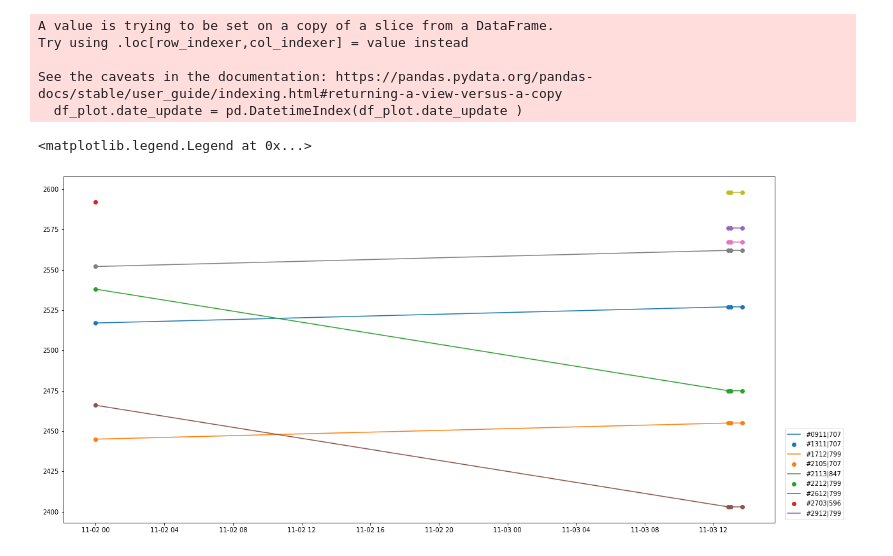
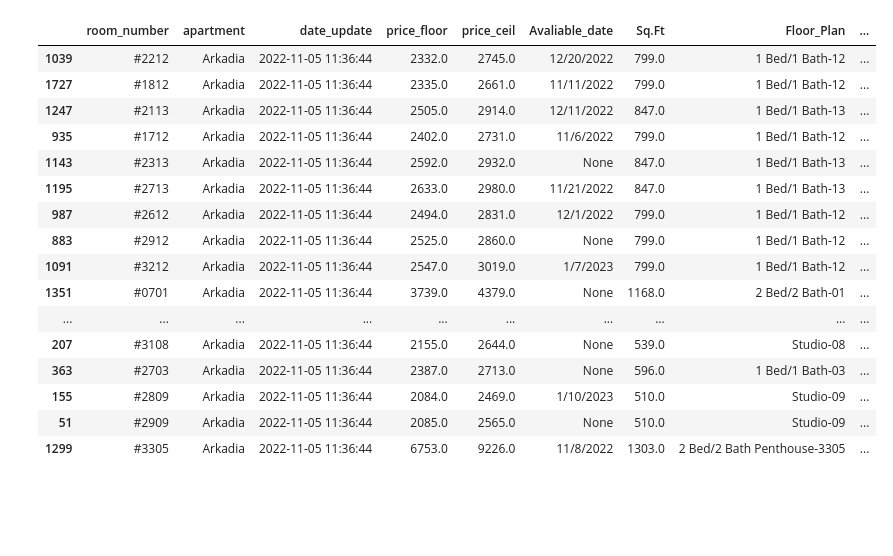
Before and after one commit to Ryan47Liao/apartment_prices, a Jupyter notebook: visualizations.ipynb, the cells around one changed output. Saved outputs shown, nothing was run; the diff lists cells and outputs as text; code cells hidden in the pictures; blank space fills up the shorter version.

```diff
--- a/visualizations.ipynb
+++ b/visualizations.ipynb
@@ -75,20 +85,35 @@ df.query('date_update == "{}"'.format(df.date_update.max())).deviation_from_hist
 # %%
-df_plot = df.query('num_bedroom == "1" and num_bathroom == "1" and price_floor < 2600')
-###
-df_plot.date_update = pd.DatetimeIndex(df_plot.date_update )
-legends = []
-plt.figure(figsize=(20,10))
-for group,df_group in df_plot.groupby('room_number'):
-    legends.append(group+'|'+str(df_group['Sq.Ft'].to_list()[-1]))
-    df_group = df_group.set_index('date_update')
-    plt.plot(df_group.index, df_group.price_floor)
-    plt.scatter(df_group.index, df_group.price_floor)
-plt.legend(legends,loc='lower left', bbox_to_anchor=(1.01, 0., 0.5, 0.5))
+def show_history(df_floor_group,title,by='price_floor'):
+    legends = []
+    plt.figure(figsize=(20,10))
+    for group,df_group in df_floor_group.groupby('room_number'):
+        legends.append(group+'|'+str(df_group['Sq.Ft'].to_list()[-1]))
+        df_group = df_group.set_index('date_update')
+        plt.plot(df_group.index, df_group[by])
+    for group,df_group in df_floor_group.groupby('room_number'):
+        #legends.append(group+'|'+str(df_group['Sq.Ft'].to_list()[-1]))
+        df_group = df_group.set_index('date_update')
+        plt.scatter(df_group.index, df_group[by])
+    plt.legend(legends,loc='lower left', bbox_to_anchor=(1.01, 0., 0.5, 0.5))
+    plt.title(title)
+    plt.show()
-# %% [output]
-A value is trying to be set on a copy of a slice from a DataFrame.
-Try using .loc[row_indexer,col_indexer] = value instead
-
-See the caveats in the documentation: https://pandas.pydata.org/pandas-docs/stable/user_guide/indexing.html#returning-a-view-versus-a-copy
-  df_plot.date_update = pd.DatetimeIndex(df_plot.date_update )
-<matplotlib.legend.Legend at 0x...>
-[figure, removed]
+# %%
+df.query('date_update == "{}"'.format(df.date_update.max())).sort_values('price_sqft')
+# %% [output]
+|  | room_number | apartment | date_update | price_floor | price_ceil | Avaliable_date | Sq.Ft | Floor_Plan | ... |
+| 1039 | #2212 | Arkadia | 2022-11-05 11:36:44 | 2332.0 | 2745.0 | 12/20/2022 | 799.0 | 1 Bed/1 Bath-12 | ... |
+| 1727 | #1812 | Arkadia | 2022-11-05 11:36:44 | 2335.0 | 2661.0 | 11/11/2022 | 799.0 | 1 Bed/1 Bath-12 | ... |
+| 1247 | #2113 | Arkadia | 2022-11-05 11:36:44 | 2505.0 | 2914.0 | 12/11/2022 | 847.0 | 1 Bed/1 Bath-13 | ... |
+| 935 | #1712 | Arkadia | 2022-11-05 11:36:44 | 2402.0 | 2731.0 | 11/6/2022 | 799.0 | 1 Bed/1 Bath-12 | ... |
+| 1143 | #2313 | Arkadia | 2022-11-05 11:36:44 | 2592.0 | 2932.0 | None | 847.0 | 1 Bed/1 Bath-13 | ... |
+| 1195 | #2713 | Arkadia | 2022-11-05 11:36:44 | 2633.0 | 2980.0 | 11/21/2022 | 847.0 | 1 Bed/1 Bath-13 | ... |
+| 987 | #2612 | Arkadia | 2022-11-05 11:36:44 | 2494.0 | 2831.0 | 12/1/2022 | 799.0 | 1 Bed/1 Bath-12 | ... |
+| 883 | #2912 | Arkadia | 2022-11-05 11:36:44 | 2525.0 | 2860.0 | None | 799.0 | 1 Bed/1 Bath-12 | ... |
+| 1091 | #3212 | Arkadia | 2022-11-05 11:36:44 | 2547.0 | 3019.0 | 1/7/2023 | 799.0 | 1 Bed/1 Bath-12 | ... |
+| 1351 | #0701 | Arkadia | 2022-11-05 11:36:44 | 3739.0 | 4379.0 | None | 1168.0 | 2 Bed/2 Bath-01 | ... |
+| ... | ... | ... | ... | ... | ... | ... | ... | ... | ... |
+| 207 | #3108 | Arkadia | 2022-11-05 11:36:44 | 2155.0 | 2644.0 | None | 539.0 | Studio-08 | ... |
+| 363 | #2703 | Arkadia | 2022-11-05 11:36:44 | 2387.0 | 2713.0 | None | 596.0 | 1 Bed/1 Bath-03 | ... |
+| 155 | #2809 | Arkadia | 2022-11-05 11:36:44 | 2084.0 | 2469.0 | 1/10/2023 | 510.0 | Studio-09 | ... |
+| 51 | #2909 | Arkadia | 2022-11-05 11:36:44 | 2085.0 | 2565.0 | None | 510.0 | Studio-09 | ... |
+| 1299 | #3305 | Arkadia | 2022-11-05 11:36:44 | 6753.0 | 9226.0 | 11/8/2022 | 1303.0 | 2 Bed/2 Bath Penthouse-3305 | ... |
```
Also changed, not shown: parts of 10 cells of this notebook.
